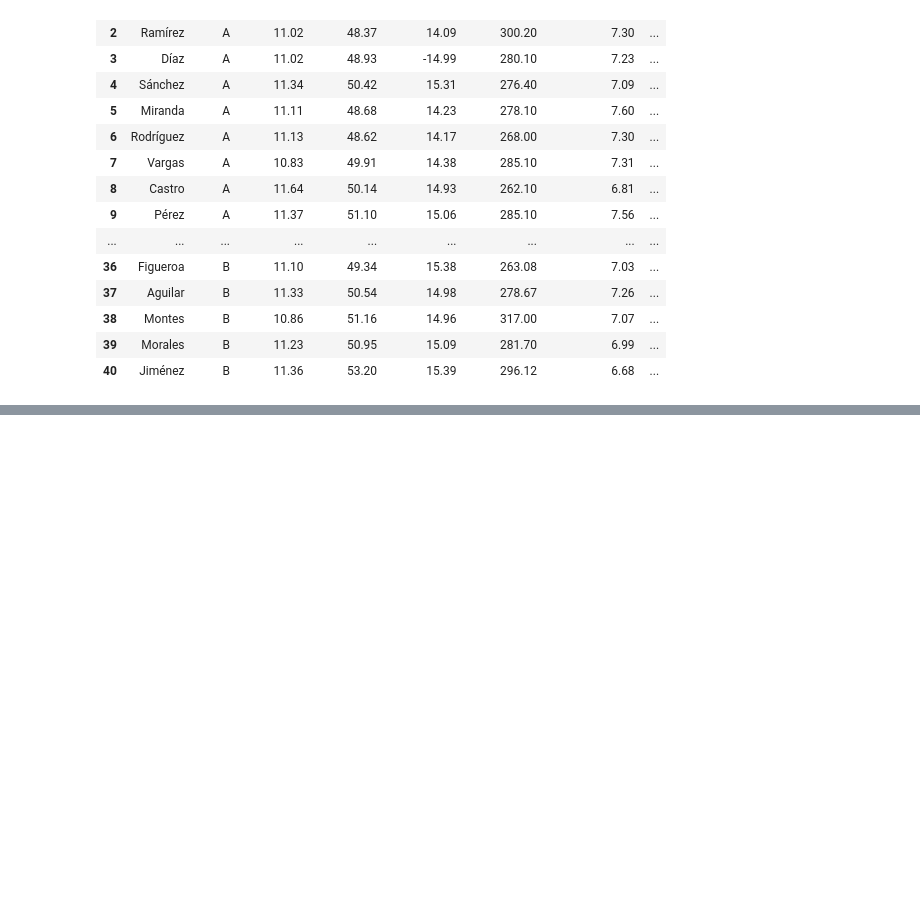
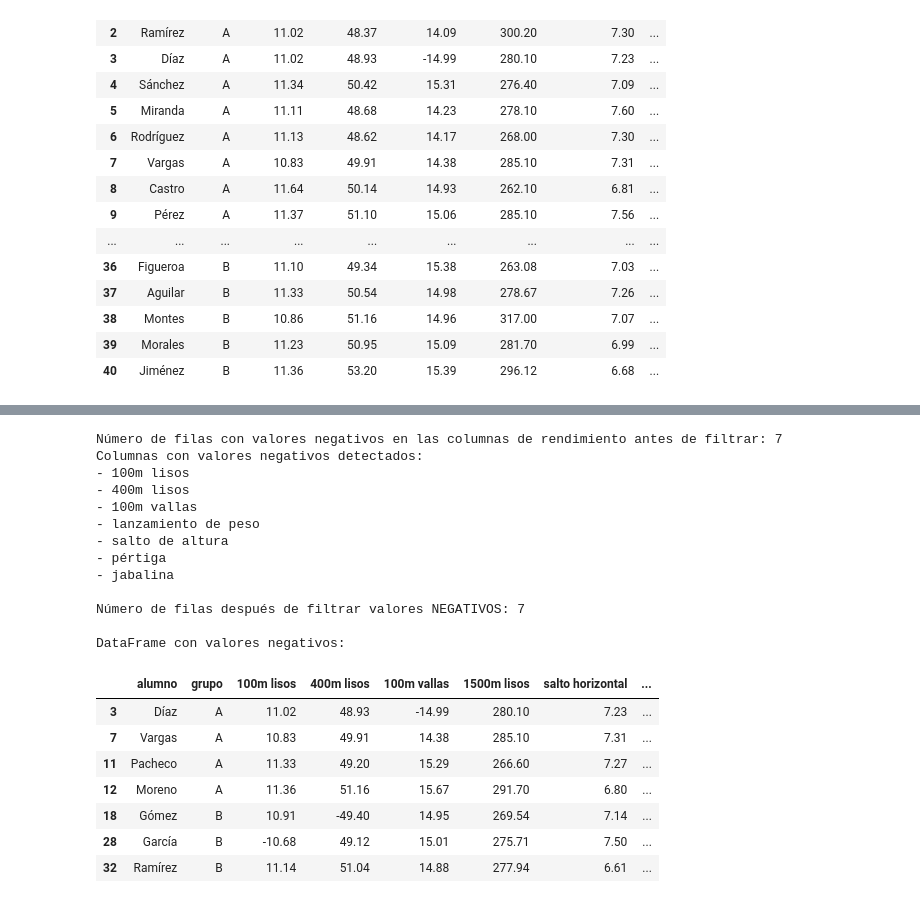
Before and after one commit to javierraneros-cell/UD2-Mineria-de-Datos---Colab-, a Jupyter notebook: Practica_UD2_ATLETAS.ipynb, the cells around one changed output, grey strips where cells are left out. Drawn from its saved outputs; the diff is of its cells as text; code cells hidden in the pictures; blank space fills up the shorter version.

```diff
--- a/Practica_UD2_ATLETAS.ipynb
+++ b/Practica_UD2_ATLETAS.ipynb
@@ -310,0 +338,55 @@ Mostrando el DataFrame df_dataset como una tabla interactiva:
+# %%
+import numpy as np
+
+# Identificar las columnas numéricas relevantes para filtrar valores negativos
+# Excluyendo 'alumno' y 'grupo' que son identificadores o categóricas
+performance_columns = [
+    '100m lisos', '400m lisos', '100m vallas', '1500m lisos',
+    'salto horizontal', 'lanzamiento de peso', 'salto de altura', 'disco', 'pértiga', 'jabalina'
+]
+
+# Crear una máscara booleana para identificar filas con al menos un valor negativo
+# en las columnas de rendimiento. Usamos '.any(axis=1)' para verificar si hay CUALQUIER negativo en la fila.
+negative_values_mask = (df_dataset[performance_columns] < 0).any(axis=1)
+
+# Mostrar el número de filas con valores negativos antes de la eliminación
+print(f"Número de filas con valores negativos en las columnas de rendimiento antes de filtrar: {negative_values_mask.sum()}")
+
+listaColumnasNegativas = []
+
+# Mostrar las columnas que contienen valores negativos y cargarlo en una lista
+print("Columnas con valores negativos detectados:")
+for col in performance_columns:
+    if (df_dataset[col] < 0).any():
+        listaColumnasNegativas.append(col)
+        print(f"- {col}")
+
+# Filtrar el DataFrame, manteniendo solo las filas que tienen valores negativos para mostralos en pantalla
+df_dataset_negativos = df_dataset[negative_values_mask].copy()
+
+# Mostrar el número de filas después de filtrar y las primeras filas del DataFrame limpio
+print(f"\nNúmero de filas después de filtrar valores NEGATIVOS: {len(df_dataset_negativos)}")
+print("\nDataFrame con valores negativos:")
+display(df_dataset_negativos.head(len(df_dataset_negativos)))
+# %% [output]
+Número de filas con valores negativos en las columnas de rendimiento antes de filtrar: 7
+Columnas con valores negativos detectados:
+- 100m lisos
+- 400m lisos
+- 100m vallas
+- lanzamiento de peso
+- salto de altura
+- pértiga
+- jabalina
+
+Número de filas después de filtrar valores NEGATIVOS: 7
+
+DataFrame con valores negativos:
+|  | alumno | grupo | 100m lisos | 400m lisos | 100m vallas | 1500m lisos | salto horizontal | ... |
+| 3 | Díaz | A | 11.02 | 48.93 | -14.99 | 280.10 | 7.23 | ... |
+| 7 | Vargas | A | 10.83 | 49.91 | 14.38 | 285.10 | 7.31 | ... |
+| 11 | Pacheco | A | 11.33 | 49.20 | 15.29 | 266.60 | 7.27 | ... |
+| 12 | Moreno | A | 11.36 | 51.16 | 15.67 | 291.70 | 6.80 | ... |
+| 18 | Gómez | B | 10.91 | -49.40 | 14.95 | 269.54 | 7.14 | ... |
+| 28 | García | B | -10.68 | 49.12 | 15.01 | 275.71 | 7.50 | ... |
+| 32 | Ramírez | B | 11.14 | 51.04 | 14.88 | 277.94 | 6.61 | ... |
```
Also changed, not shown: parts of 21 cells of this notebook.
